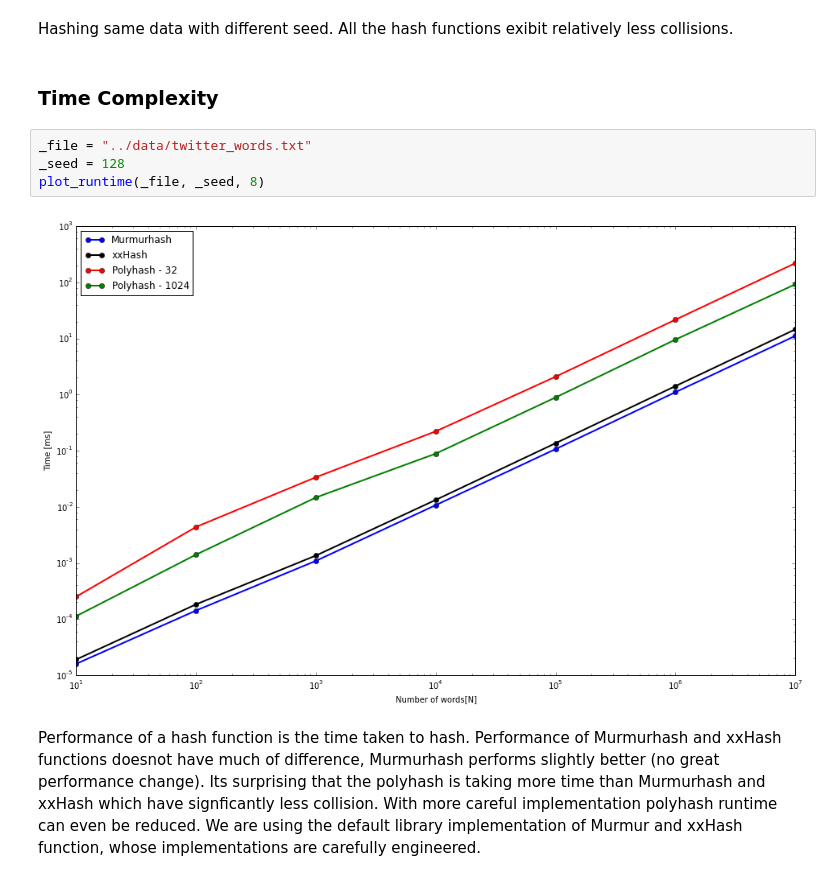
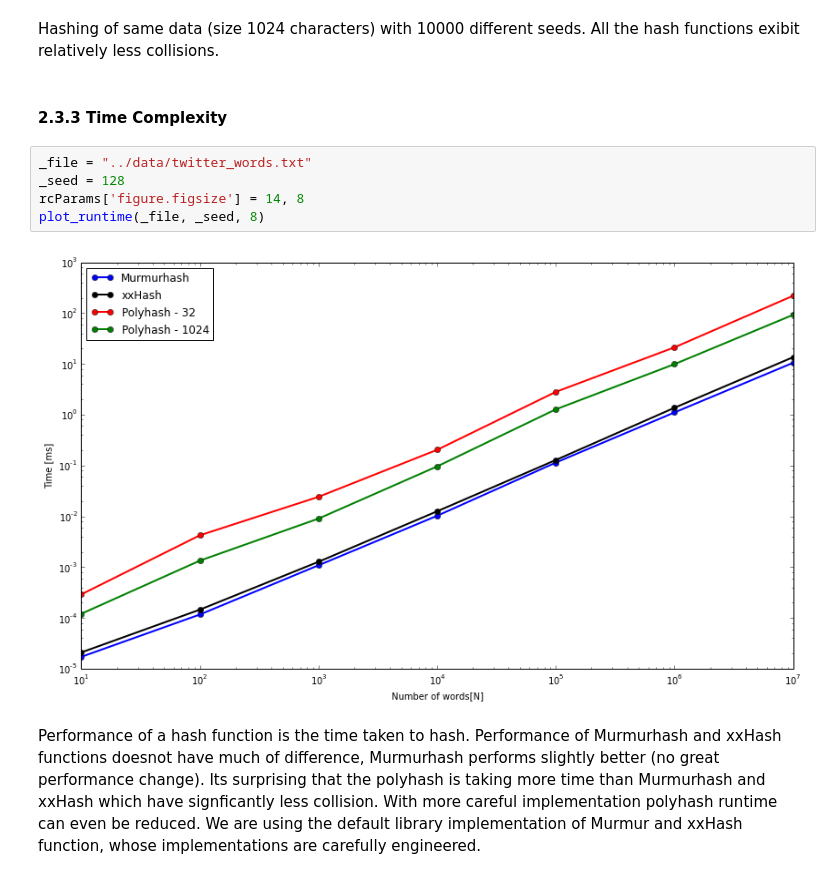
Before and after one commit to cle-ment/aalto-frequency-moments, a Jupyter notebook: Report.ipynb, the cells around one changed output. Saved outputs shown, nothing was run; the diff lists cells and outputs as text.

```diff
--- a/Report.ipynb
+++ b/Report.ipynb
@@ -71,13 +73,14 @@ plot_collision(fig, gs, hashval_32, hashval_1024, hashval_murmur, hashval_xxhash
 # %% [markdown]
-Hashing same data with different seed. All the hash functions exibit relatively less collisions.
+Hashing of same data (size 1024 characters) with 10000 different seeds. All the hash functions exibit relatively less collisions.
 # %% [markdown]
-### Time Complexity
+#### 2.3.3 Time Complexity
 # %%
 _file = "../data/twitter_words.txt"
 _seed = 128
+rcParams['figure.figsize'] = 14, 8
 plot_runtime(_file, _seed, 8)
 # %% [output]
-[figure, old version]
+[figure, new version]
 # %% [markdown]
 Performance of a hash function is the time taken to hash. Performance of Murmurhash and xxHash functions doesnot have much of difference, Murmurhash performs slightly better (no great performance change). Its surprising that the polyhash is taking more time than Murmurhash and xxHash which have signficantly less collision. With more careful implementation polyhash runtime can even be reduced. We are using the default library implementation of Murmur and xxHash function, whose implementations are carefully engineered.
 # %%
```
Also changed, not shown: parts of 28 cells of this notebook.
